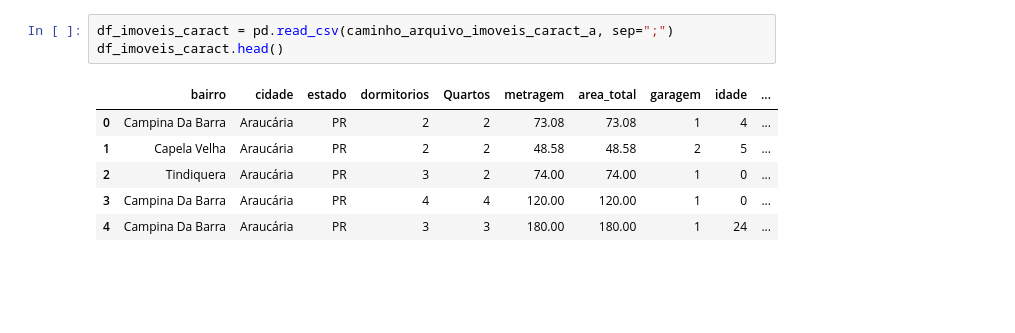
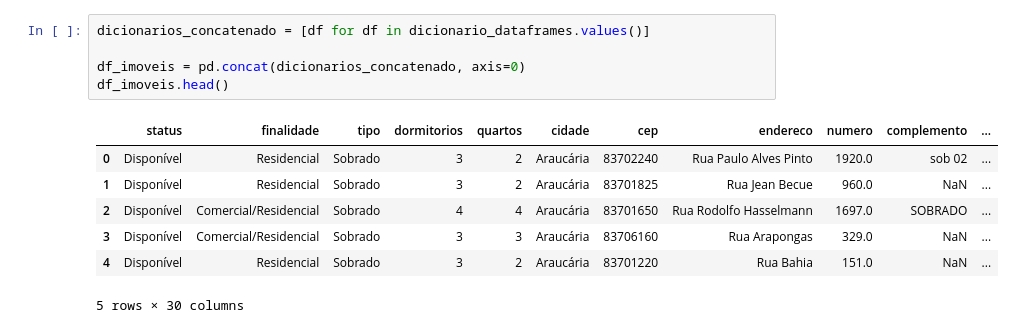
Before and after one commit to macedo19/ADImoveis, a Jupyter notebook: notebooks/analise_descritiva.ipynb, the cells around one changed output. Saved outputs shown, nothing was run; the diff lists cells and outputs as text; blank space fills up the shorter version.

```diff
--- a/notebooks/analise_descritiva.ipynb
+++ b/notebooks/analise_descritiva.ipynb
@@ -24,10 +29,13 @@ df_imoveis.head()
-# %%
-df_imoveis_caract = pd.read_csv(caminho_arquivo_imoveis_caract_a, sep=";")
-df_imoveis_caract.head()
-# %% [output]
-|  | bairro | cidade | estado | dormitorios | Quartos | metragem | area_total | garagem | idade | ... |
-| 0 | Campina Da Barra | Araucária | PR | 2 | 2 | 73.08 | 73.08 | 1 | 4 | ... |
-| 1 | Capela Velha | Araucária | PR | 2 | 2 | 48.58 | 48.58 | 2 | 5 | ... |
-| 2 | Tindiquera | Araucária | PR | 3 | 2 | 74.00 | 74.00 | 1 | 0 | ... |
-| 3 | Campina Da Barra | Araucária | PR | 4 | 4 | 120.00 | 120.00 | 1 | 0 | ... |
-| 4 | Campina Da Barra | Araucária | PR | 3 | 3 | 180.00 | 180.00 | 1 | 24 | ... |
+# %%
+dicionarios_concatenado = [df for df in dicionario_dataframes.values()]
+
+df_imoveis = pd.concat(dicionarios_concatenado, axis=0)
+df_imoveis.head()
+# %% [output]
+|  | status | finalidade | tipo | dormitorios | quartos | cidade | cep | endereco | numero | complemento | ... |
+| 0 | Disponível | Residencial | Sobrado | 3 | 2 | Araucária | 83702240 | Rua Paulo Alves Pinto | 1920.0 | sob 02 | ... |
+| 1 | Disponível | Residencial | Sobrado | 3 | 2 | Araucária | 83701825 | Rua Jean Becue | 960.0 | NaN | ... |
+| 2 | Disponível | Comercial/Residencial | Sobrado | 4 | 4 | Araucária | 83701650 | Rua Rodolfo Hasselmann | 1697.0 | SOBRADO | ... |
+| 3 | Disponível | Comercial/Residencial | Sobrado | 3 | 3 | Araucária | 83706160 | Rua Arapongas | 329.0 | NaN | ... |
+| 4 | Disponível | Residencial | Sobrado | 3 | 2 | Araucária | 83701220 | Rua Bahia | 151.0 | NaN | ... |
+5 rows × 30 columns
```
Also changed, not shown: parts of 7 cells of this notebook, 10 other files.
